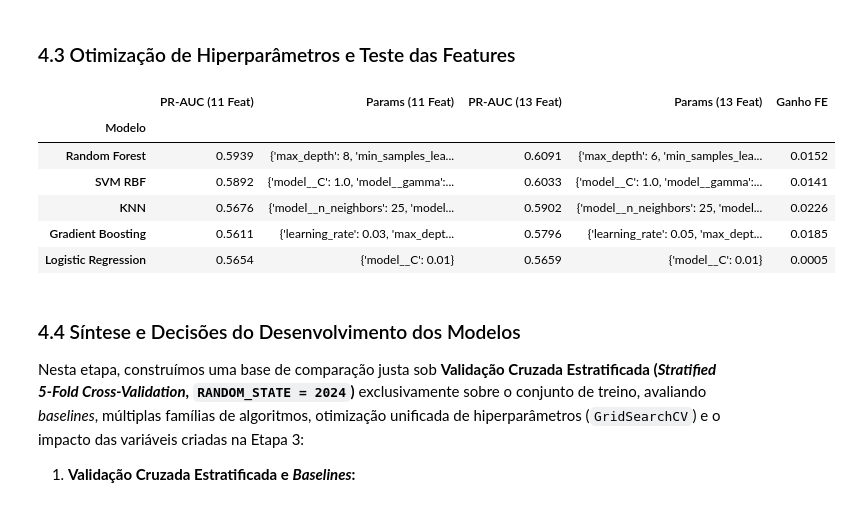
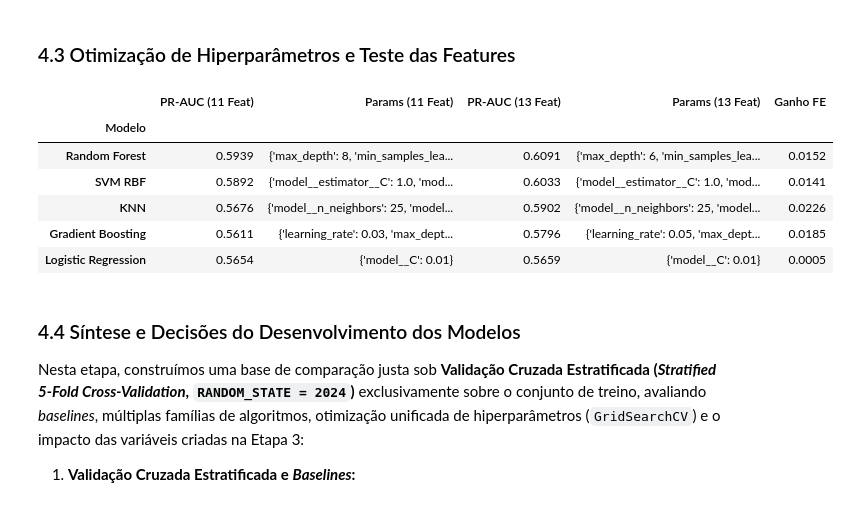
Before and after one commit to diegoolsilva/wine-quality-classification, a Jupyter notebook: notebooks/01_wine_quality_classification.ipynb, the cells around one changed output. Saved outputs shown, nothing was run; the diff lists cells and outputs as text; code cells hidden in the pictures.

```diff
--- a/notebooks/01_wine_quality_classification.ipynb
+++ b/notebooks/01_wine_quality_classification.ipynb
@@ -506,6 +506,7 @@ display(df_models_cv)
 from sklearn.model_selection import GridSearchCV
 from sklearn.pipeline import Pipeline
 from sklearn.preprocessing import StandardScaler
+from sklearn.calibration import CalibratedClassifierCV
 from sklearn.linear_model import LogisticRegression
 from sklearn.neighbors import KNeighborsClassifier
 from sklearn.svm import SVC
@@ -533,11 +534,14 @@ search_configs = {
     "SVM RBF": (
         Pipeline([
             ("scaler", StandardScaler()),
-            ("model", SVC(kernel="rbf", probability=True, random_state=RANDOM_STATE)),
+            ("model", CalibratedClassifierCV(
+                SVC(kernel="rbf", random_state=RANDOM_STATE),
+                ensemble=False,
+            )),
         ]),
         {
-            "model__C": [0.1, 1.0, 10.0],
-            "model__gamma": ["scale", 0.01, 0.1],
+            "model__estimator__C": [0.1, 1.0, 10.0],
+            "model__estimator__gamma": ["scale", 0.01, 0.1],
         },
     ),
     "Random Forest": (
@@ -586,34 +590,34 @@ for ds_label, X_curr in datasets_fe.items():
             "Melhores Hiperparâmetros": str(grid.best_params_),
         })
 
 df_tuning_comp = (
     pd.DataFrame(tuning_rows)
     .sort_values(by="Best CV PR-AUC", ascending=False)
     .reset_index(drop=True)
 )
 
 # 4. Tabela lado a lado (11 vs 13 features) com os melhores hiperparâmetros de cada cenário
 df_11 = df_tuning_comp[df_tuning_comp["Conjunto"] == "11 Features"].set_index("Modelo")
 df_13 = df_tuning_comp[df_tuning_comp["Conjunto"] == "13 Features (FE)"].set_index("Modelo")
 
 df_resumo_etapa4 = pd.DataFrame({
     "PR-AUC (11 Feat)": df_11["Best CV PR-AUC"],
     "Params (11 Feat)": df_11["Melhores Hiperparâmetros"],
     "PR-AUC (13 Feat)": df_13["Best CV PR-AUC"],
     "Params (13 Feat)": df_13["Melhores Hiperparâmetros"],
 })
 df_resumo_etapa4["Ganho FE"] = (
     df_resumo_etapa4["PR-AUC (13 Feat)"] - df_resumo_etapa4["PR-AUC (11 Feat)"]
 ).round(4)
 df_resumo_etapa4 = df_resumo_etapa4.sort_values(by="PR-AUC (13 Feat)", ascending=False)
 
 with pd.option_context("display.max_colwidth", None, "display.width", 1000):
     display(df_resumo_etapa4)
 # %% [output]
 |  | PR-AUC (11 Feat) | Params (11 Feat) | PR-AUC (13 Feat) | Params (13 Feat) | Ganho FE |
 | Modelo |  |  |  |  |  |
 | Random Forest | 0.5939 | {'max_depth': 8, 'min_samples_lea... | 0.6091 | {'max_depth': 6, 'min_samples_lea... | 0.0152 |
-| SVM RBF | 0.5892 | {'model__C': 1.0, 'model__gamma':... | 0.6033 | {'model__C': 1.0, 'model__gamma':... | 0.0141 |
+| SVM RBF | 0.5892 | {'model__estimator__C': 1.0, 'mod... | 0.6033 | {'model__estimator__C': 1.0, 'mod... | 0.0141 |
 | KNN | 0.5676 | {'model__n_neighbors': 25, 'model... | 0.5902 | {'model__n_neighbors': 25, 'model... | 0.0226 |
 | Gradient Boosting | 0.5611 | {'learning_rate': 0.03, 'max_dept... | 0.5796 | {'learning_rate': 0.05, 'max_dept... | 0.0185 |
 | Logistic Regression | 0.5654 | {'model__C': 0.01} | 0.5659 | {'model__C': 0.01} | 0.0005 |
```
Also changed, not shown: parts of 10 cells of this notebook, 1 other file.
